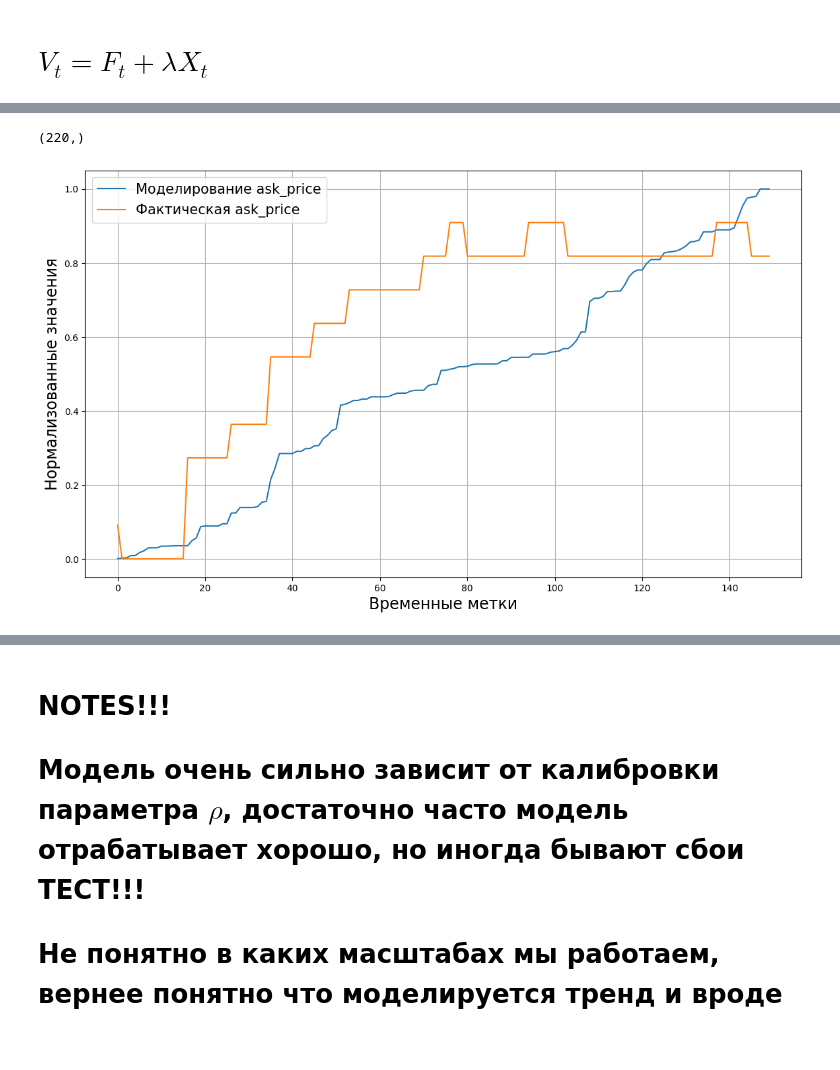
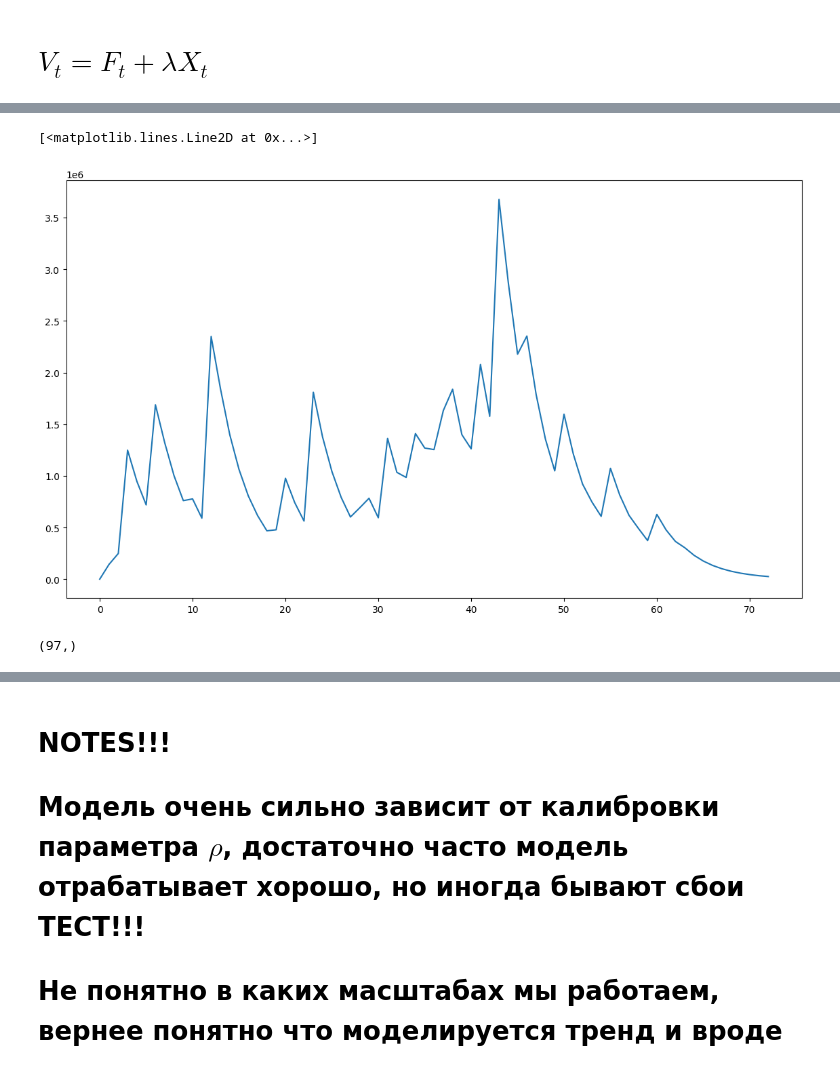
Before and after one commit to DefaultMaxim/orderBook, a Jupyter notebook: example.ipynb, the cells around one changed output, grey strips where cells are left out. Cells and saved outputs as stored; diff of their text form; code cells hidden in the pictures; blank space fills up the shorter version.

```diff
--- a/example.ipynb
+++ b/example.ipynb
@@ -222,0 +572,5 @@ for i in tqdm(range(1, N+1)):
+# %%
+X_t = np.zeros(len(t_grid))
+for (t_idx, x_val) in trades:
+    X_t[t_idx:] += x_val
+X_t.shape
@@ -242,24 +627,13 @@ A[0] = F0 + s/2
+# %%
+plt.plot(A)
+# %% [output]
+[<matplotlib.lines.Line2D at 0x...>]
+[figure, added]
 # %%
 trades_a = []
-for i in range(len(trades_list)):
-    trades_a.append(trades_list[i][0])
+for i in range(len(trades)):
+    trades_a.append(trades[i][0])
 trades_a = np.array(trades_a)
 trades_a.shape
 # %% [output]
-(220,)
+(97,)
-# %%
-scaler = MinMaxScaler()
-
-a_sc = scaler.fit_transform(A.reshape(-1, 1))
-asks = np.array([order_books[i].ask_price() for i in trades_a])
-asks_sc = scaler.fit_transform(asks.reshape(-1, 1))
-
-plt.plot(a_sc, label='Моделирование ask_price')
-plt.plot(asks_sc[:len(a_sc)], label='Фактическая ask_price')
-plt.xlabel('Временные метки', fontsize=17)
-plt.ylabel('Нормализованные значения', fontsize=17)
-plt.legend(fontsize=15)
-plt.grid()
-plt.show()
-# %% [output]
-[figure, removed]
```
Also changed, not shown: parts of 22 cells of this notebook, 6 other files.
